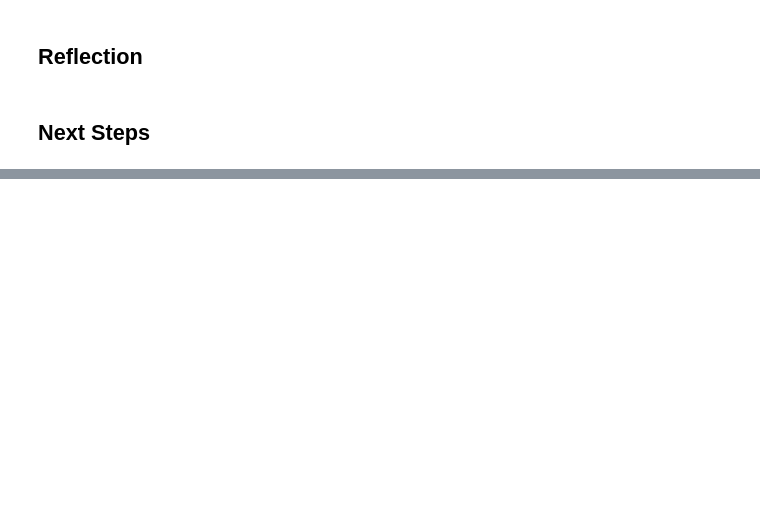
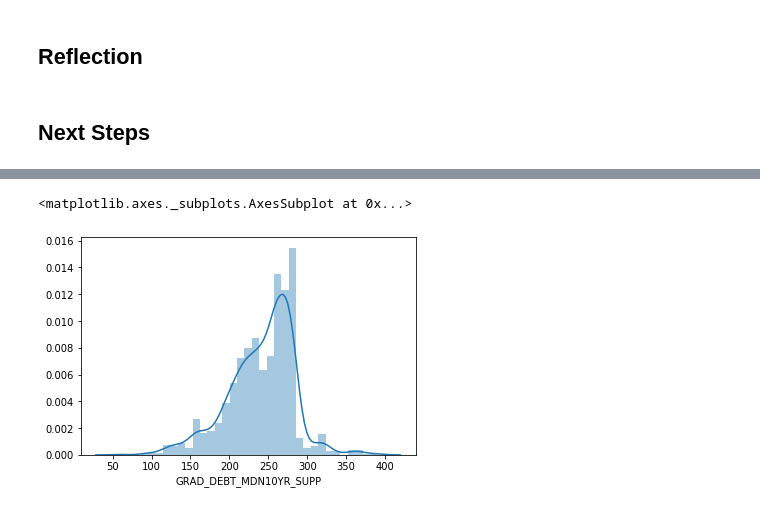
Before and after one commit to YJDave/cs418-s20-cs418_spring20_mighty_python, a Jupyter notebook: EduWorth.ipynb, the cells around one changed output, grey strips where cells are left out. Cells and saved outputs as stored; diff of their text form; code cells hidden in the pictures; blank space fills up the shorter version.

```diff
--- a/EduWorth.ipynb
+++ b/EduWorth.ipynb
@@ -131,0 +141,5 @@ Accuracy of SVM classifier on test set: 0.13
+# %%
+sns.distplot(college_data['GRAD_DEBT_MDN10YR_SUPP'])
+# %% [output]
+<matplotlib.axes._subplots.AxesSubplot at 0x...>
+[figure, added]
```
Also changed, not shown: parts of 21 cells of this notebook, 1 other file.
